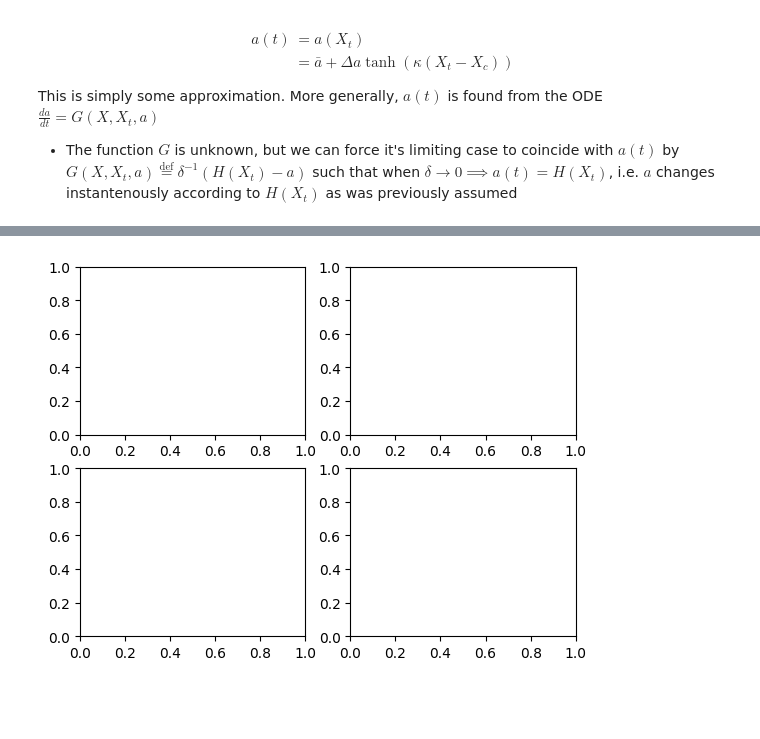
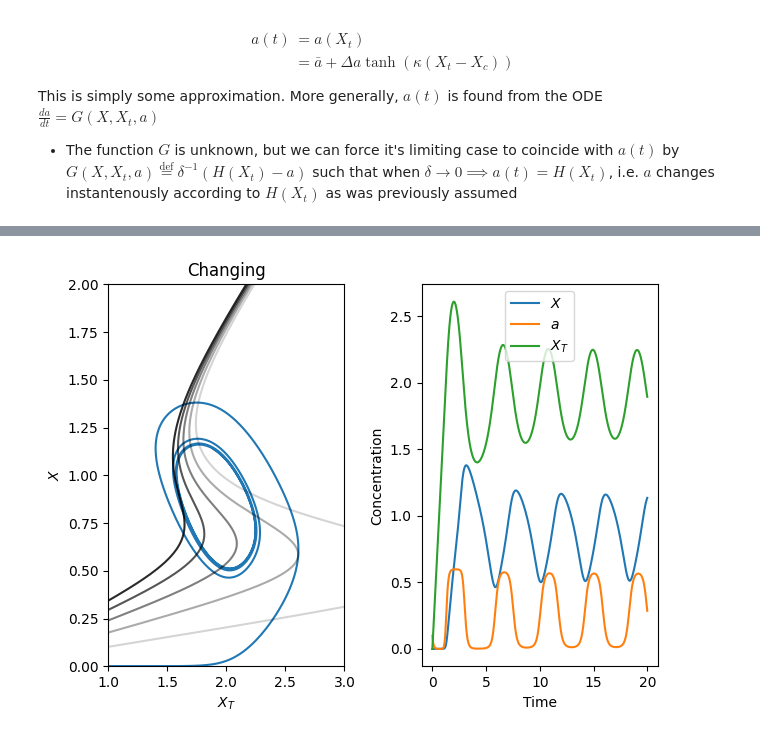
Before and after one commit to naomisduggan/PMOCS, a Jupyter notebook: luuk/luukstuff.ipynb, the cells around one changed output, grey strips where cells are left out. Saved outputs shown, nothing was run; the diff lists cells and outputs as text; code cells hidden in the pictures; blank space fills up the shorter version.

Commit message:
fixed plots

```diff
--- a/luuk/luukstuff.ipynb
+++ b/luuk/luukstuff.ipynb
@@ -31,7 +31,7 @@ a = 0.3
 
 # Hill functions
 def f(x, a):
-    return a +p['b']*x**p['n']/(p['K']**p['n'] + x**p['n'])
+    return a + p['b']*x**p['n']/(p['K']**p['n'] + x**p['n'])
 def g(x):
     return p['ap']+p['bp']*p['Kp']**p['m']/(p['Kp']**p['m'] + x**p['m'])
 
@@ -46,8 +46,8 @@ switch.compute_responsecurve()
 
 
 kX = 1.6
-kappa = 5.
-epsilon = 0.05
+kappa = 5.0
+epsilon = 1.0
 delta = 0.1
 
 # threshold value used in a(X_T)
@@ -58,51 +58,45 @@ def F(x, xc):
 def Fn(x, xc):
     return np.tanh(kappa*(x-xc))
 
-fig, axes = plt.subplots(2,2)
+fig, axes = plt.subplots(1,2)
 
 # simulate once for a static, once for a changing switch
-for i,da in enumerate([0, 0.3]):
-    dxdt = [
-        1/epsilon * (f(y(0), y(2)) * (y(1) - y(0)) - g(y(0)) * y(0)),
-        kX - y(1) * y(0),
-        1/delta*(a + da * F(y(1), Xc) - y(2))
-    ]
+# for i, da in enumerate([0, 0.3]):
+dxdt = [
+    1/epsilon * (f(y(0), y(2)) * (y(1) - y(0)) - g(y(0)) * y(0)),
+    kX - y(1) * y(0),
+    1/delta*(a + da * F(y(1), Xc) - y(2))
+]
 
-    # jitcdde takes a list of expressions for each dimensions: X and X_t in this case
-    y0 = [0,0,0.1] # initial condition X=X_t=0, a=0?
-    odesys = jitcode(dxdt)
-    odesys.set_integrator('RK45')
-    odesys.set_initial_value(y0)
+# jitcdde takes a list of expressions for each dimensions: X and X_t in this case
+y0 = [0,0,0.1] # initial condition X=X_t=0, a=0.1
+odesys = jitcode(dxdt)
+odesys.set_integrator('RK45')
+odesys.set_initial_value(y0)
 
-    timeseries = []
+timeseries = []
 
-    tv = np.arange(odesys.t, odesys.t + 20, 0.01)
-    for time in tv: # integrate over time range
-        timeseries.append( odesys.integrate(time) )
+tv = np.arange(odesys.t, odesys.t + 20, 0.01)
+for time in tv: # integrate over time range
+    timeseries.append( odesys.integrate(time) )
 
-    timeseries = np.array(timeseries)
-    Xv = timeseries[:,0]
-    XTv = timeseries[:,1]
-    av = timeseries[:,2]
+timeseries = np.array(timeseries)
+Xv = timeseries[:,0]
+XTv = timeseries[:,1]
+av = timeseries[:,2]
 
-    if da > 0: # keep the a values for the changing switch, to use for plotting snapshots of the switch
-        av = a + da * Fn(XTv,Xc)
-
-    axes[i,0].plot(XTv,Xv)
-    axes[i,1].plot(tv, Xv, label='$X$')
-    axes[i,1].plot(tv, av, label='$a$')
-    axes[i,1].plot(tv, XTv, label='$X_T$')
+axes[0].plot(XTv,Xv)
+axes[1].plot(tv, Xv, label='$X$')
+axes[1].plot(tv, av, label='$a$')
+axes[1].plot(tv, XTv, label='$X_T$')
 
 
 # add labels etc
-for ax in axes[:,0]: # phaseplanes
-    ax.set_xlabel('$X_T$')
-    ax.set_ylabel('$X$')
-    ax.set_xlim(1,3)
-    ax.set_ylim(0,2)
+axes[0].set_xlabel('$X_T$')
+axes[0].set_ylabel('$X$')
+axes[0].set_xlim(1,3)
+axes[0].set_ylim(0,2)
 
-# plot the switch curve for static switch
-axes[0,0].plot(switch.xtv, switch.xv, 'k')
 
 # plot snapshots for the changing switch
 # use a range of a values in between min and max a attained in the limit cycle
@@ -110,18 +104,17 @@ n=6
 lowa = np.min(av[-500:])
 higha = np.max(av[-500:])
 
-for i,aa in enumerate(np.linspace(lowa,higha,n)):
+for i, aa in enumerate(np.linspace(lowa, higha, n)):
     switch.a=aa
     switch.compute_responsecurve()
-    axes[1,0].plot(switch.xtv, switch.xv, color='k', alpha=i/n)
+    axes[0].plot(switch.xtv, switch.xv, color='k', alpha=i/n)
 
-for ax in axes[:,1]: # time series
-    ax.set_xlabel('Time')
-    ax.set_ylabel('Concentration')
-    ax.legend()
+axes[1].set_xlabel('Time')
+axes[1].set_ylabel('Concentration')
+axes[1].legend()
 
-axes[0,0].set_title('Static')
-axes[1,0].set_title('Changing')
+# axes[0].set_title('Static')
+axes[0].set_title('Changing')
 plt.tight_layout()
 plt.show()
 # %% [output]
@@ -129 +124 @@ NameError: name 'a' is not defined
-[figure, old version]
+[figure, new version]
```
Also changed, not shown: parts of 1 cell of this notebook.
